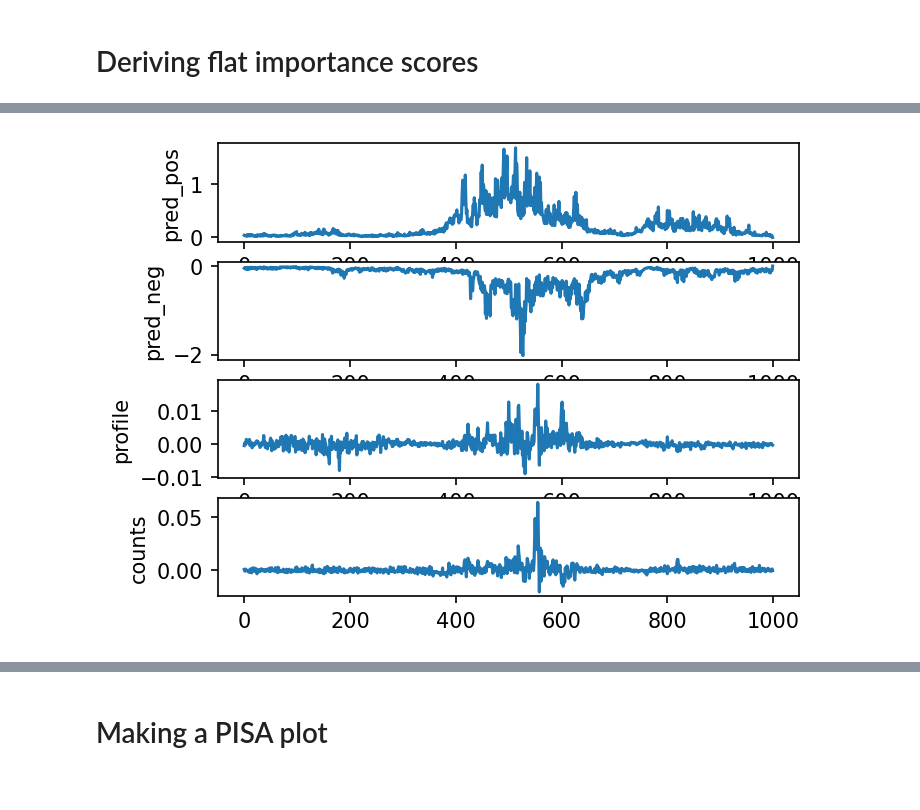
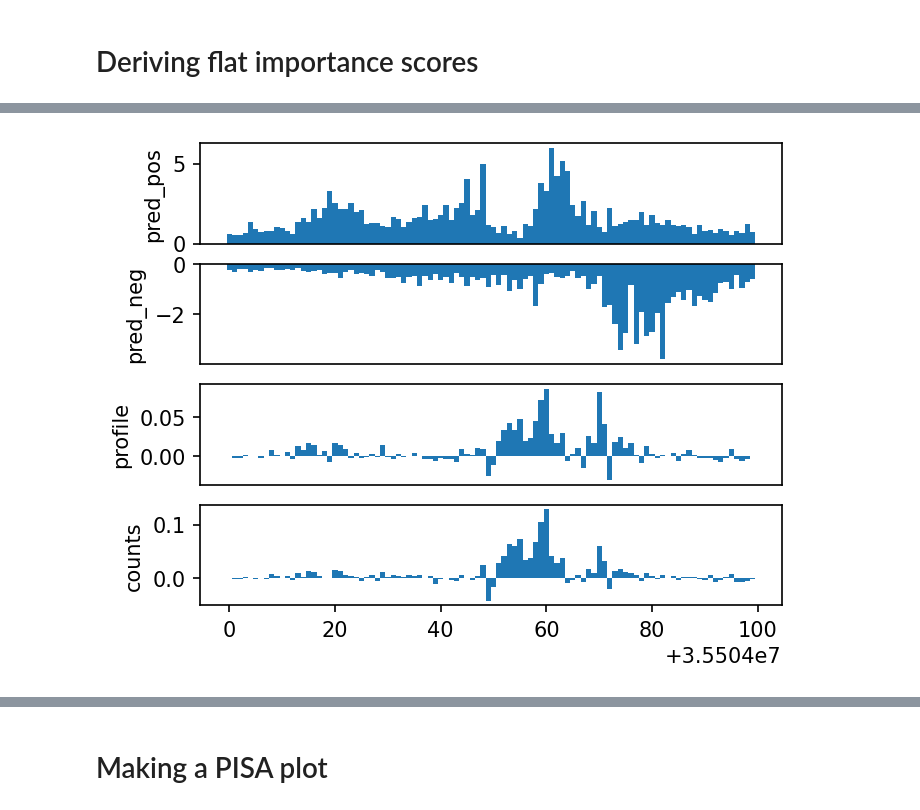
Before and after one commit to mmtrebuchet/bpreveal, a Jupyter notebook: doc/osknExample.ipynb, the cells around one changed output, grey strips where cells are left out. Drawn from its saved outputs; the diff is of its cells as text; code cells hidden in the pictures.

```diff
--- a/doc/osknExample.ipynb
+++ b/doc/osknExample.ipynb
@@ -108,6 +113,8 @@ bigwigFileNames = [WORKING_DIRECTORY + "/data/" + tfName + "." + strand + ".bw"
 print(bigwigFileNames)
 summitBedFnames = [WORKING_DIRECTORY + "/data/" + tfName + ".summit.bed" for tfName in TF_NAMES]
 print(summitBedFnames)
+#And I need to make bigwig specs, for the upcoming json. The bigwig spec needs to list max and min quantiles.
+bwSpec = [{"file-name" : fname, "max-quantile" : 1, "min-counts" : 1} for fname in bigwigFileNames]
 # %% [output]
 ['/scratch/cm2363/oskn-demo/data/oct4.pos.bw', '/scratch/cm2363/oskn-demo/data/oct4.neg.bw', '/scratch/cm2363/oskn-demo/data/sox2.pos.bw', '/scratch/cm2363/oskn-demo/data/sox2.neg.bw', '/scratch/cm236 ...
 ['/scratch/cm2363/oskn-demo/data/oct4.summit.bed', '/scratch/cm2363/oskn-demo/data/sox2.summit.bed', '/scratch/cm2363/oskn-demo/data/klf4.summit.bed', '/scratch/cm2363/oskn-demo/data/nanog.summit.bed' ...
@@ -552,25 +681,23 @@ plotTfBigwigs('nanog', 'transform')
 # %%
 heads = []
 for tfName in TF_NAMES:
-    heads.append({"bigwig-files" : [WORKING_DIRECTORY + "/data/" + tfName + ".pos.bw",
-                                    WORKING_DIRECTORY + "/data/" + tfName + ".neg.bw"] ,
+    heads.append({"num-tasks" : 2,
                   "profile-loss-weight" : 1,
-                  "head-name" : "transform_" + tfName,
-                  "counts-loss-weight" : 100,
+                  "head-name" : "combined_" + tfName,
+                  "counts-loss-weight" : 10,
                   "use-bias-counts" : False})
-print(heads)
 
 
 #And now the whole config file:
 combinedTrainConfig = {
     "settings" : {
-        "genome" : GENOME_FASTA,
         "output-prefix" : WORKING_DIRECTORY + "/models/joint",
         "epochs" : 200,
         "early-stopping-patience" : 20,
         "batch-size" : 128,
         "learning-rate" : 0.004,
         "learning-rate-plateau-patience" : 5,
+        "max-jitter" : 100,
         "transformation-model" : {
             "transformation-model-file" : WORKING_DIRECTORY + "/models/transformation.model"
         },
@@ -586,17 +713,10 @@ combinedTrainConfig = {
             "output-filter-width" : 25
         }
     },
-    "regions" : [
-        {"bed-file" : WORKING_DIRECTORY + "/bed/peak_train.bed",
-         "split" : "train",
-         "absolute-sampling-weight" : 1,
-         "max-jitter" : 100},
-        {"bed-file" : WORKING_DIRECTORY + "/bed/peak_val.bed",
-         "split" : "val",
-         "absolute-sampling-weight" : 1,
-         "max-jitter" : 100}],
+    "train-data" : WORKING_DIRECTORY + "/input/peak_train.h5",
+    "val-data" : WORKING_DIRECTORY + "/input/peak_val.h5",
     "heads" : heads,
-    "verbosity" : "DEBUG"
+    "verbosity" : "INFO"
 }
 
 print(json.dumps(combinedTrainConfig, indent=2))
@@ -775,5 +917,17 @@ Warning:  BatchToSpaceND used in model but handling of op is not specified by sh
 # %%
+commands = ["#!/usr/bin/env zsh\n"]
+command_base = "{0:s}/shapToBigwig.py --h5 {1:s}/shap/{{0:s}}_{{1:s}}.h5 --bw {1:s}/shap/{{0:s}}_{{1:s}}.bw {{2:s}} &\n"
+command_here = command_base.format(SRC_DIR, WORKING_DIRECTORY)
+print(command_here)
+verbSetting = "--verbose"
 for tfName in TF_NAMES:
     for readout in ["profile", "counts"]:
-        !{SRC_DIR}/shapToBigwig.py --h5 {WORKING_DIRECTORY}/shap/{tfName}_{readout}.h5 --bw {WORKING_DIRECTORY}/shap/{tfName}_{readout}.bw --verbose
+        curCommand = command_here.format(tfName, readout, verbSetting)
+        verbSetting = ""
+        commands.append(curCommand)
+commands.append('wait\n')
+print(commands)
+with open(WORKING_DIRECTORY + "/shap/runCombined.zsh", "w") as fp:
+    for c in commands:
+        fp.write(c)
 # %% [output]
@@ -797,11 +944,11 @@ INFO:root:Regions written; closing bigwig.
 # %%
-def plotShapBigwigs(tfName, exptName, startPos = 34066036, span=1000):
+def plotShapBigwigs(tfName, exptName, startPos = 34066036, span=1000, chrom="chr1"):
     plotBws([WORKING_DIRECTORY + "/pred/" + tfName + "_" + exptName + "_positive.bw",
              WORKING_DIRECTORY + "/pred/" + tfName + "_" + exptName + "_negative.bw",
              WORKING_DIRECTORY + "/shap/" + tfName + "_profile.bw",
              WORKING_DIRECTORY + "/shap/" + tfName + "_counts.bw"],
-            ["pred_pos", "pred_neg", "profile", "counts"], "chr1", startPos, startPos+span)
+            ["pred_pos", "pred_neg", "profile", "counts"], chrom, startPos, startPos+span)
 # %%
-plotShapBigwigs("nanog", "residual")
+plotShapBigwigs("nanog", "residual", startPos = 35504000, span=100, chrom="chr17")
 # %% [output]
-[figure, old version]
+[figure, new version]
```
Also changed, not shown: parts of 71 cells of this notebook, 15 other files.
